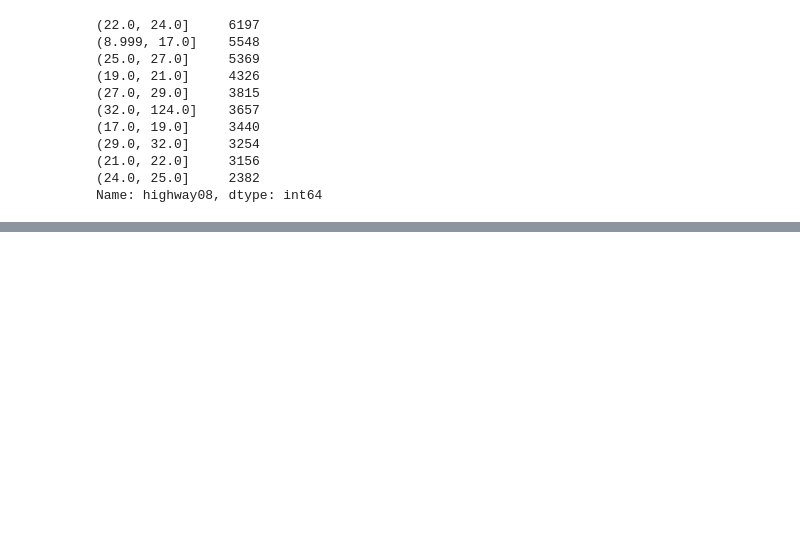
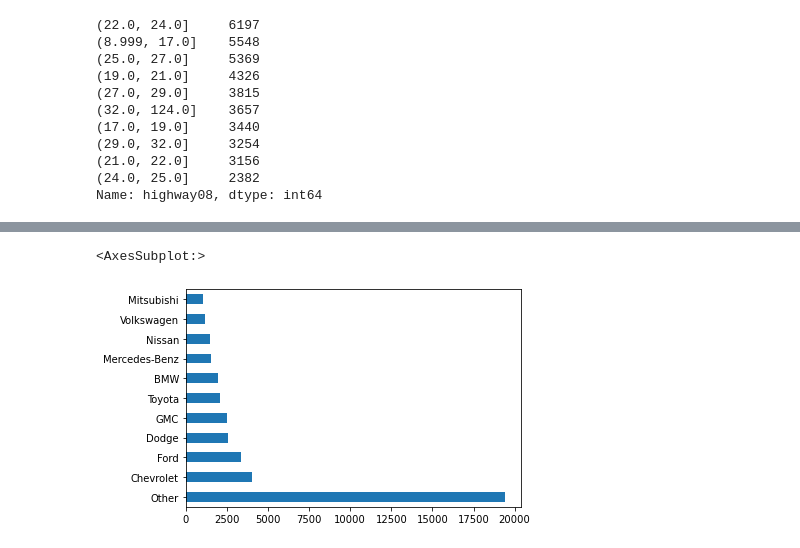
Before and after one commit to jporman/general, a Jupyter notebook: effective_pandas.ipynb, the cells around one changed output, grey strips where cells are left out. Cells and saved outputs as stored; diff of their text form; code cells hidden in the pictures; blank space fills up the shorter version.

```diff
--- a/effective_pandas.ipynb
+++ b/effective_pandas.ipynb
@@ -258,3 +258,12 @@ pd.qcut(highway_mpg, 10).value_counts()
 (21.0, 22.0]     3156
 (24.0, 25.0]     2382
 Name: highway08, dtype: int64
+# %%
+# Chapter 10
+# With a daaset of your choice:
+# 1. Inspect the index
+# 2. Sort the index
+make = df.make
+make.reset_index(drop=True)
+make.index = make.index.astype('int64')
+make.sort_index()
@@ -260,0 +700,6 @@ Name: highway08, dtype: int64
+# %%
+top10 = make.value_counts().index[:10]
+make.where(make.isin(top10), 'Other').value_counts().plot.barh()
+# %% [output]
+<AxesSubplot:>
+[figure, added]
```
Also changed, not shown: parts of 57 cells of this notebook.
